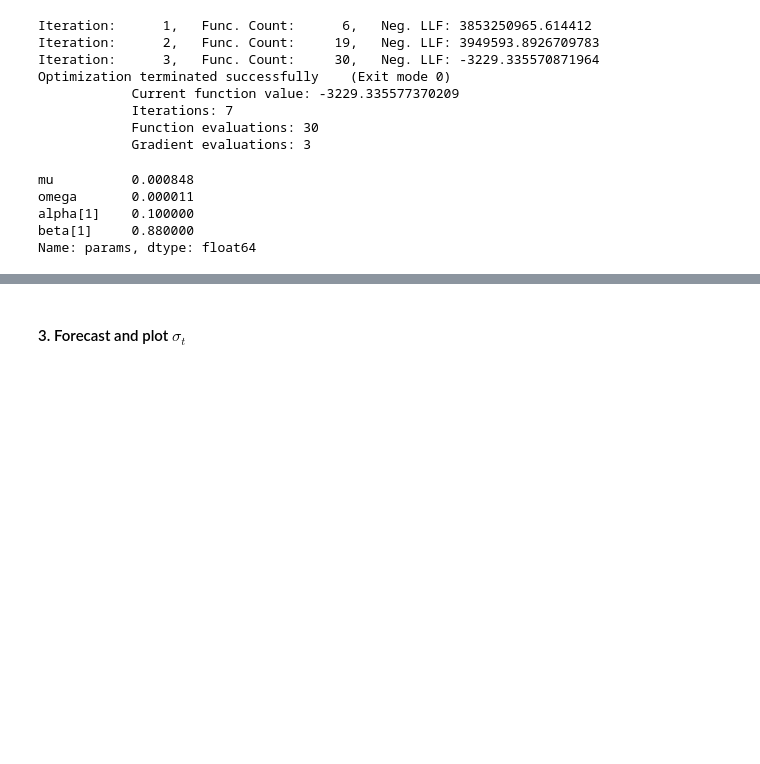
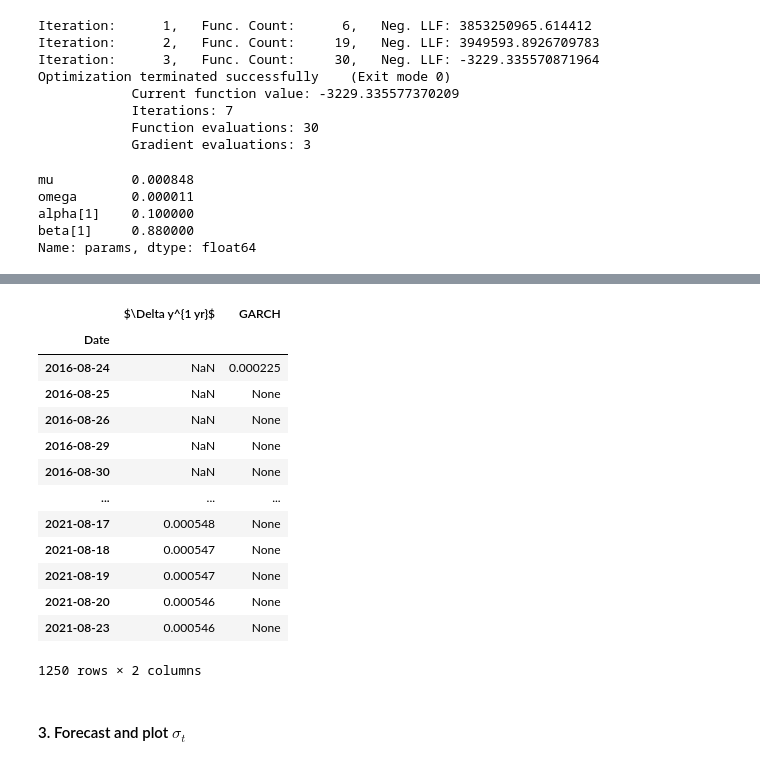
Before and after one commit to MarkHendricks/finm-analytics-2021, a Jupyter notebook: homework/HW_ExtraPractice_2.ipynb, the cells around one changed output, grey strips where cells are left out. Saved outputs shown, nothing was run; the diff lists cells and outputs as text; code cells hidden in the pictures; blank space fills up the shorter version.

```diff
--- a/homework/HW_ExtraPractice_2.ipynb
+++ b/homework/HW_ExtraPractice_2.ipynb
@@ -241,3 +248,25 @@ var.head()
+# %%
+var['GARCH'] = None
+
+### Initialize with the given parameter
+var.iloc[0,1:] = 0.015**2
+
+var
+# %% [output]
+|  | $\Delta y^{1 yr}$ | GARCH |
+| Date |  |  |
+| 2016-08-24 | NaN | 0.000225 |
+| 2016-08-25 | NaN | None |
+| 2016-08-26 | NaN | None |
+| 2016-08-29 | NaN | None |
+| 2016-08-30 | NaN | None |
+| ... | ... | ... |
+| 2021-08-17 | 0.000548 | None |
+| 2021-08-18 | 0.000547 | None |
+| 2021-08-19 | 0.000547 | None |
+| 2021-08-20 | 0.000546 | None |
+| 2021-08-23 | 0.000546 | None |
+1250 rows × 2 columns
 # %% [markdown]
 #### 3. Forecast and plot $\sigma_{t}$
 # %%
```
Also changed, not shown: parts of 4 cells of this notebook.
